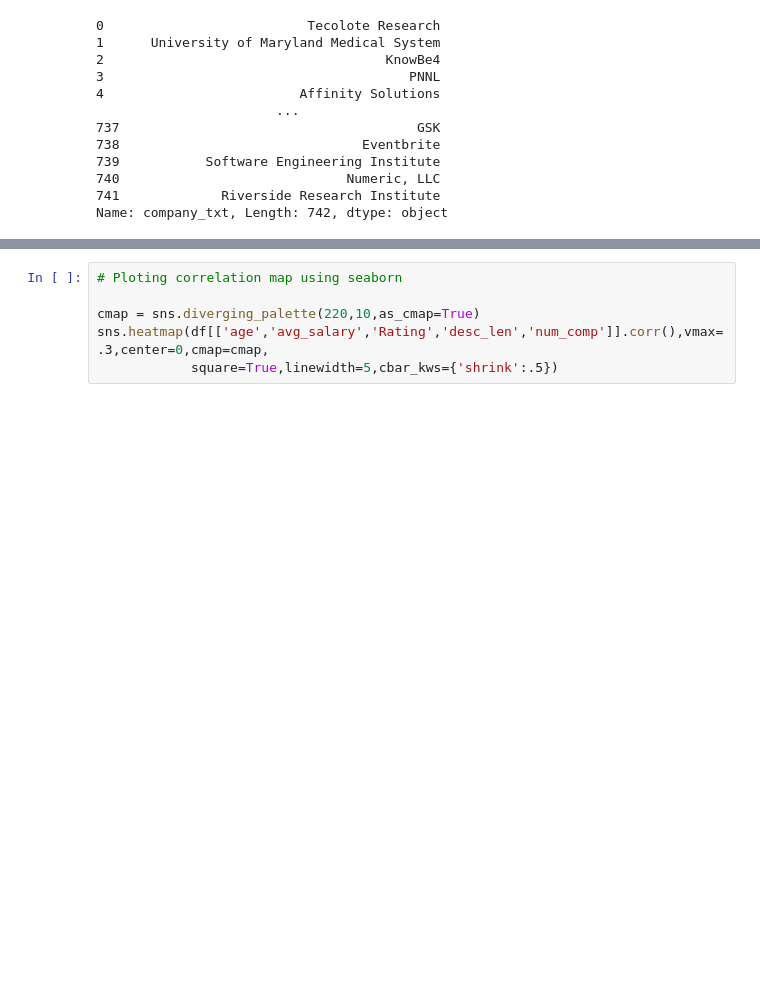
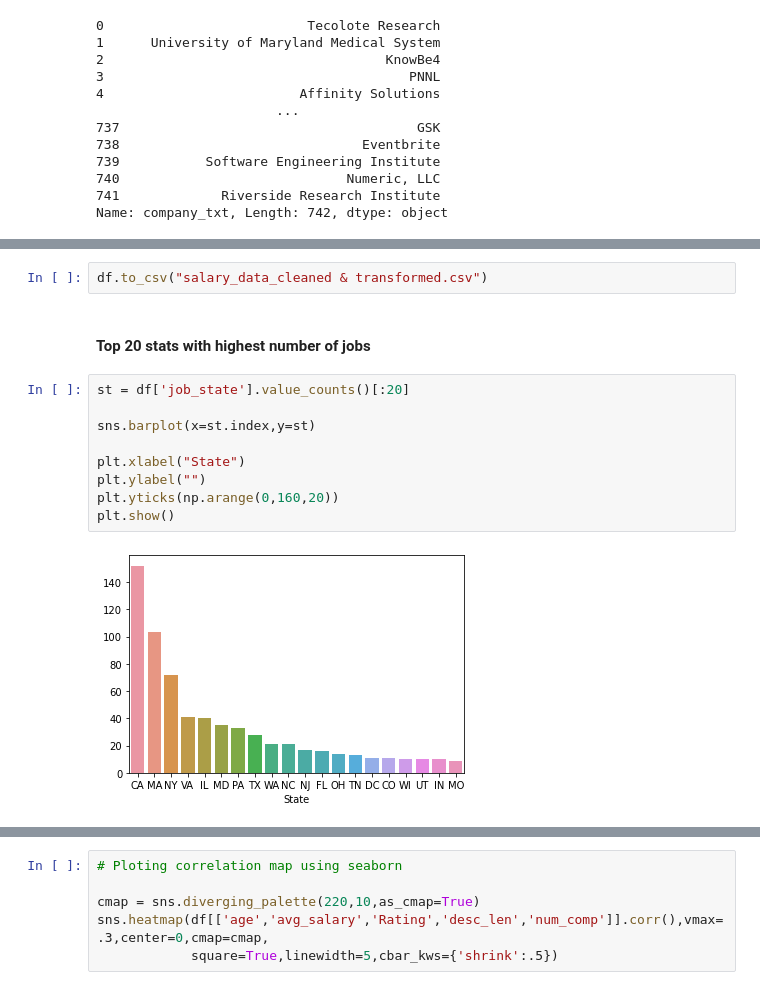
Before and after one commit to onkar33buchke/Python_data-cleaning_and_EDA, a Jupyter notebook: data_EDA.ipynb, the cells around one changed output, grey strips where cells are left out. Saved outputs shown, nothing was run; the diff lists cells and outputs as text; blank space fills up the shorter version.

```diff
--- a/data_EDA.ipynb
+++ b/data_EDA.ipynb
@@ -194,0 +203,15 @@ df.Rating.hist()
+# %%
+df.to_csv("salary_data_cleaned & transformed.csv")
+# %% [markdown]
+#### Top 20 stats with highest number of jobs
+# %%
+st = df['job_state'].value_counts()[:20]
+
+sns.barplot(x=st.index,y=st)
+
+plt.xlabel("State")
+plt.ylabel("")
+plt.yticks(np.arange(0,160,20))
+plt.show()
+# %% [output]
+[figure, added]
```
Also changed, not shown: parts of 36 cells of this notebook, 1 other file.
